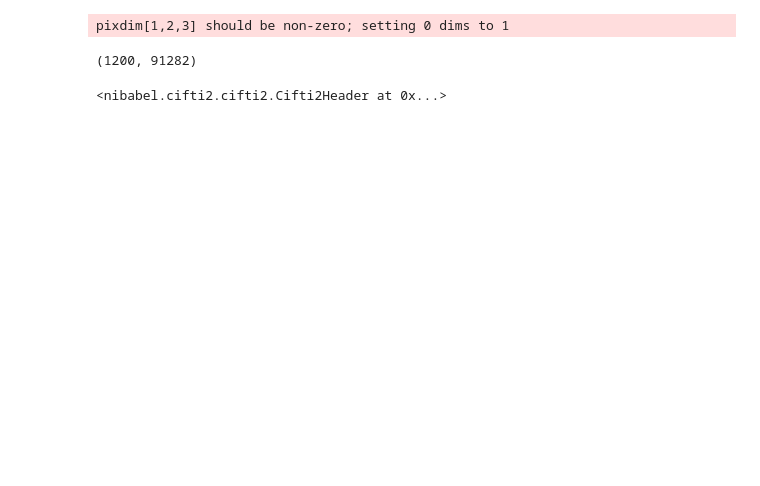
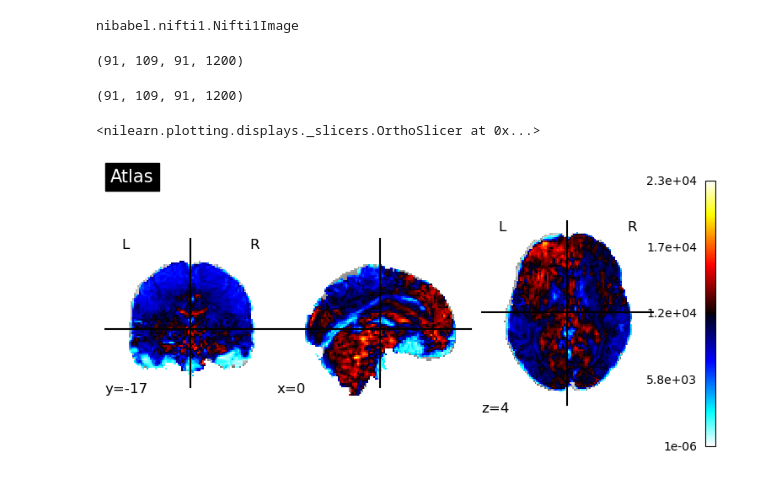
Before and after one commit to Harish-Projects/RSDS_PD, a Jupyter notebook: Visualising_Atlas.ipynb, the cells around one changed output. Drawn from its saved outputs; the diff is of its cells as text; code cells hidden in the pictures; blank space fills up the shorter version.

Commit message:
Tried to do use _Atlas suffix file but settled for normal file

```diff
--- a/Visualising_Atlas.ipynb
+++ b/Visualising_Atlas.ipynb
@@ -1,17 +1,26 @@
 # %%
 from nilearn import plotting
+from nilearn import image
 import nibabel as nib
-path = "C:/Users/haris/Desktop/fMRT Datensatz/MNINonLinear/Results/rfMRI_REST1_LR/rfMRI_REST1_LR_Atlas.dtseries.nii"
+path = "C:/Users/haris/Desktop/fMRT Datensatz/MNINonLinear/Results/rfMRI_REST1_RL/rfMRI_REST1_RL.nii.gz"
 image_atlas = nib.load(path) # Recognizes the File and gives appropriate image.
-image_atlas2 = nib.cifti2.
-# %% [output]
-pixdim[1,2,3] should be non-zero; setting 0 dims to 1
-# %%
-image_atlas.shape
-# %% [output]
-(1200, 91282)
-# %%
-image_atlas.header
-# %% [output]
-<nibabel.cifti2.cifti2.Cifti2Header at 0x...>
+# %%
+type(image_atlas)
+# %% [output]
+nibabel.nifti1.Nifti1Image
+# %%
+print(image_atlas.shape)
+# %% [output]
+(91, 109, 91, 1200)
+# %%
+data_atlas = image_atlas.get_fdata()
+data_atlas.shape
+# %% [output]
+(91, 109, 91, 1200)
+# %%
+
+plotting.plot_stat_map(image_atlas.slicer[:,:,:,750], title="Atlas", colorbar=True)
+# %% [output]
+<nilearn.plotting.displays._slicers.OrthoSlicer at 0x...>
+[figure, added]
 # %%
```
Also changed, not shown: parts of 1 cell of this notebook.
